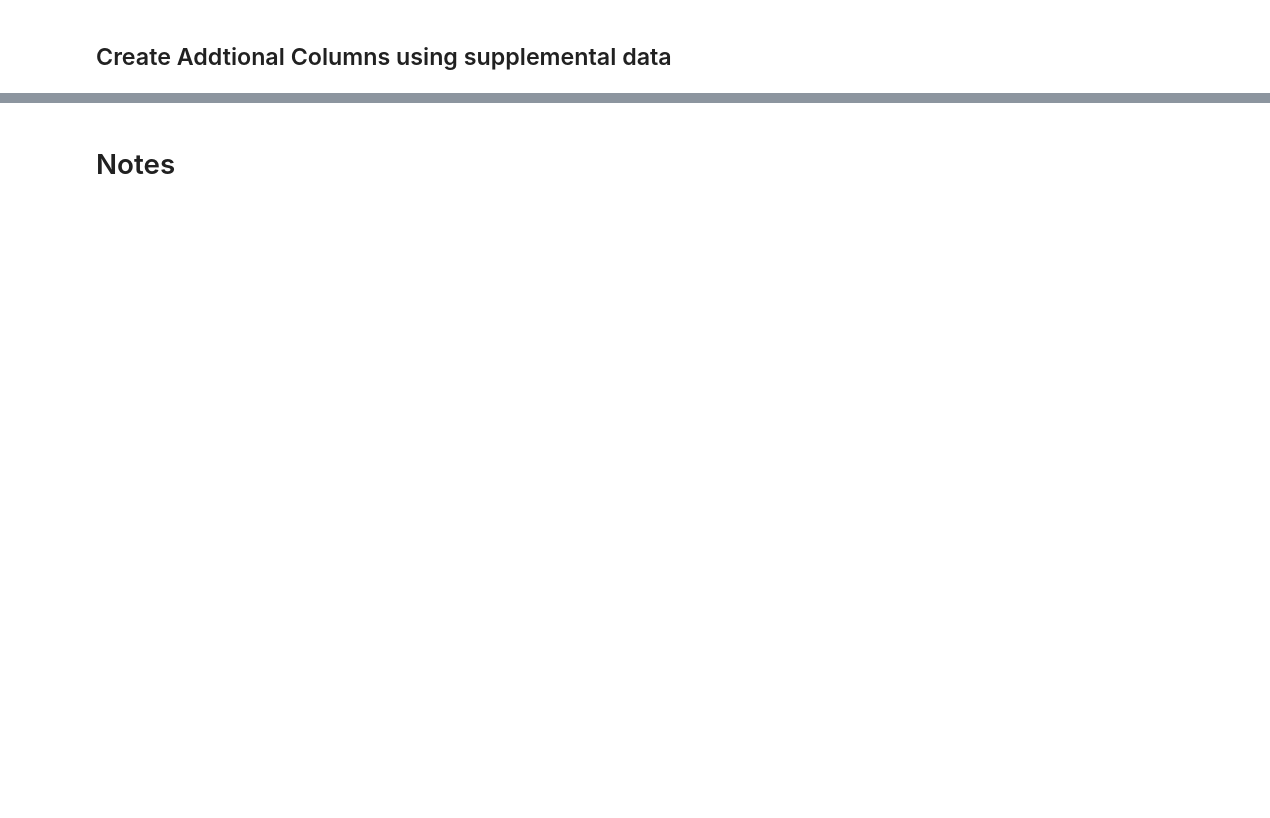
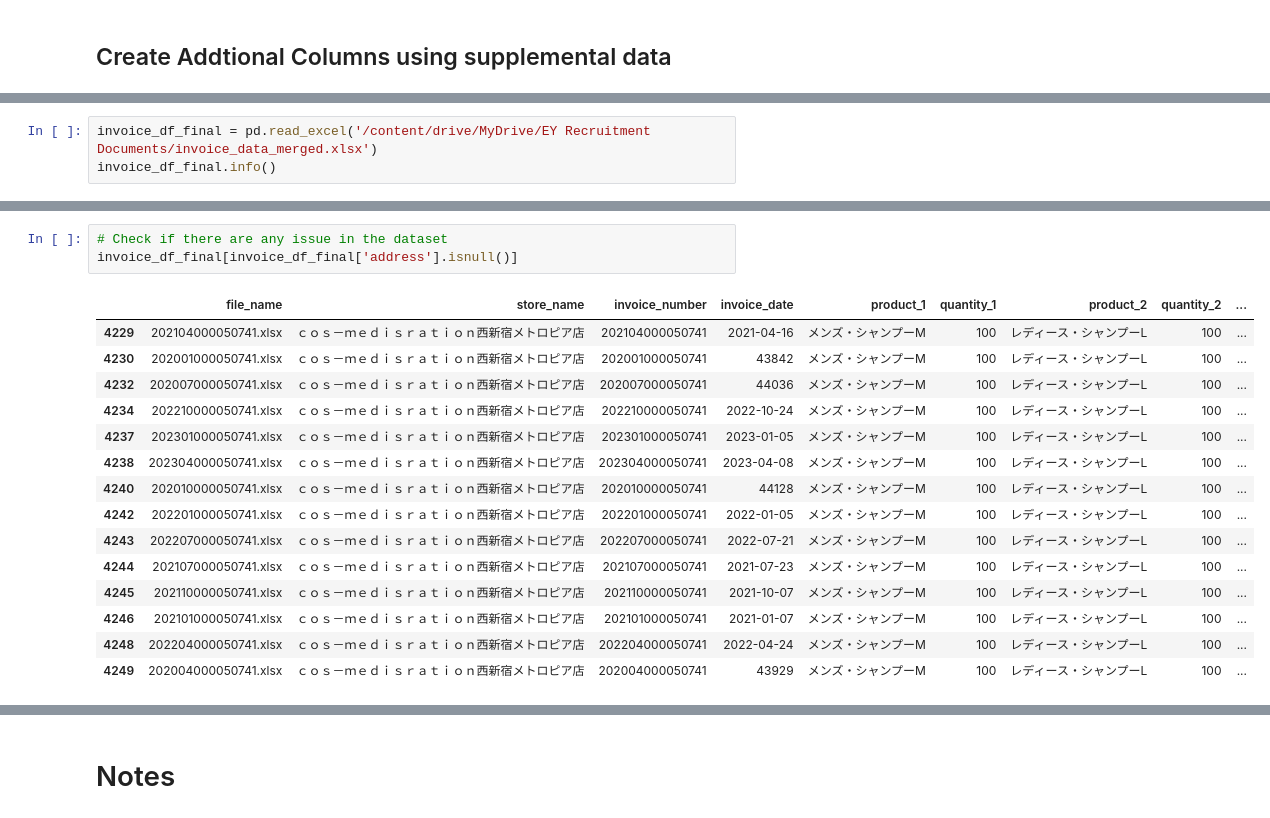
Before and after one commit to Kensuzuki95/EY_Assignment, a Jupyter notebook: EY_Assignment.ipynb, the cells around one changed output, grey strips where cells are left out. Cells and saved outputs as stored; diff of their text form; blank space fills up the shorter version.

Commit message:
Data Extraction completed

```diff
--- a/EY_Assignment.ipynb
+++ b/EY_Assignment.ipynb
@@ -404,0 +506,3 @@ memory usage: 344.3+ KB
+# %%
+invoice_df_final = pd.read_excel('/content/drive/MyDrive/EY Recruitment Documents/invoice_data_merged.xlsx')
+invoice_df_final.info()
@@ -404,0 +535,19 @@ memory usage: 344.3+ KB
+# %%
+# Check if there are any issue in the dataset
+invoice_df_final[invoice_df_final['address'].isnull()]
+# %% [output]
+|  | file_name | store_name | invoice_number | invoice_date | product_1 | quantity_1 | product_2 | quantity_2 | ... |
+| 4229 | 202104000050741.xlsx | ｃｏｓ－ｍｅｄｉｓｒａｔｉｏｎ西新宿メトロピア店 | 202104000050741 | 2021-04-16 | メンズ・シャンプーM | 100 | レディース・シャンプーL | 100 | ... |
+| 4230 | 202001000050741.xlsx | ｃｏｓ－ｍｅｄｉｓｒａｔｉｏｎ西新宿メトロピア店 | 202001000050741 | 43842 | メンズ・シャンプーM | 100 | レディース・シャンプーL | 100 | ... |
+| 4232 | 202007000050741.xlsx | ｃｏｓ－ｍｅｄｉｓｒａｔｉｏｎ西新宿メトロピア店 | 202007000050741 | 44036 | メンズ・シャンプーM | 100 | レディース・シャンプーL | 100 | ... |
+| 4234 | 202210000050741.xlsx | ｃｏｓ－ｍｅｄｉｓｒａｔｉｏｎ西新宿メトロピア店 | 202210000050741 | 2022-10-24 | メンズ・シャンプーM | 100 | レディース・シャンプーL | 100 | ... |
+| 4237 | 202301000050741.xlsx | ｃｏｓ－ｍｅｄｉｓｒａｔｉｏｎ西新宿メトロピア店 | 202301000050741 | 2023-01-05 | メンズ・シャンプーM | 100 | レディース・シャンプーL | 100 | ... |
+| 4238 | 202304000050741.xlsx | ｃｏｓ－ｍｅｄｉｓｒａｔｉｏｎ西新宿メトロピア店 | 202304000050741 | 2023-04-08 | メンズ・シャンプーM | 100 | レディース・シャンプーL | 100 | ... |
+| 4240 | 202010000050741.xlsx | ｃｏｓ－ｍｅｄｉｓｒａｔｉｏｎ西新宿メトロピア店 | 202010000050741 | 44128 | メンズ・シャンプーM | 100 | レディース・シャンプーL | 100 | ... |
+| 4242 | 202201000050741.xlsx | ｃｏｓ－ｍｅｄｉｓｒａｔｉｏｎ西新宿メトロピア店 | 202201000050741 | 2022-01-05 | メンズ・シャンプーM | 100 | レディース・シャンプーL | 100 | ... |
+| 4243 | 202207000050741.xlsx | ｃｏｓ－ｍｅｄｉｓｒａｔｉｏｎ西新宿メトロピア店 | 202207000050741 | 2022-07-21 | メンズ・シャンプーM | 100 | レディース・シャンプーL | 100 | ... |
+| 4244 | 202107000050741.xlsx | ｃｏｓ－ｍｅｄｉｓｒａｔｉｏｎ西新宿メトロピア店 | 202107000050741 | 2021-07-23 | メンズ・シャンプーM | 100 | レディース・シャンプーL | 100 | ... |
+| 4245 | 202110000050741.xlsx | ｃｏｓ－ｍｅｄｉｓｒａｔｉｏｎ西新宿メトロピア店 | 202110000050741 | 2021-10-07 | メンズ・シャンプーM | 100 | レディース・シャンプーL | 100 | ... |
+| 4246 | 202101000050741.xlsx | ｃｏｓ－ｍｅｄｉｓｒａｔｉｏｎ西新宿メトロピア店 | 202101000050741 | 2021-01-07 | メンズ・シャンプーM | 100 | レディース・シャンプーL | 100 | ... |
+| 4248 | 202204000050741.xlsx | ｃｏｓ－ｍｅｄｉｓｒａｔｉｏｎ西新宿メトロピア店 | 202204000050741 | 2022-04-24 | メンズ・シャンプーM | 100 | レディース・シャンプーL | 100 | ... |
+| 4249 | 202004000050741.xlsx | ｃｏｓ－ｍｅｄｉｓｒａｔｉｏｎ西新宿メトロピア店 | 202004000050741 | 43929 | メンズ・シャンプーM | 100 | レディース・シャンプーL | 100 | ... |
```
Also changed, not shown: parts of 34 cells of this notebook.
